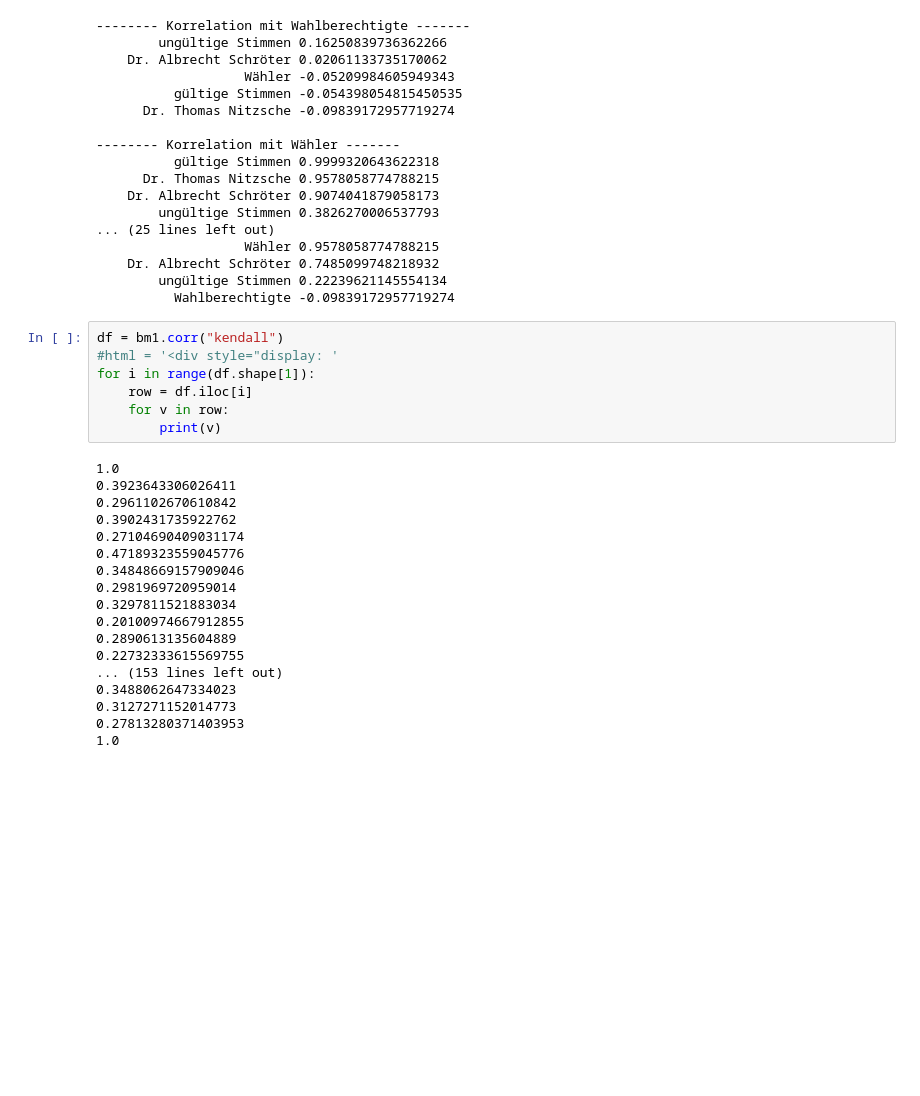
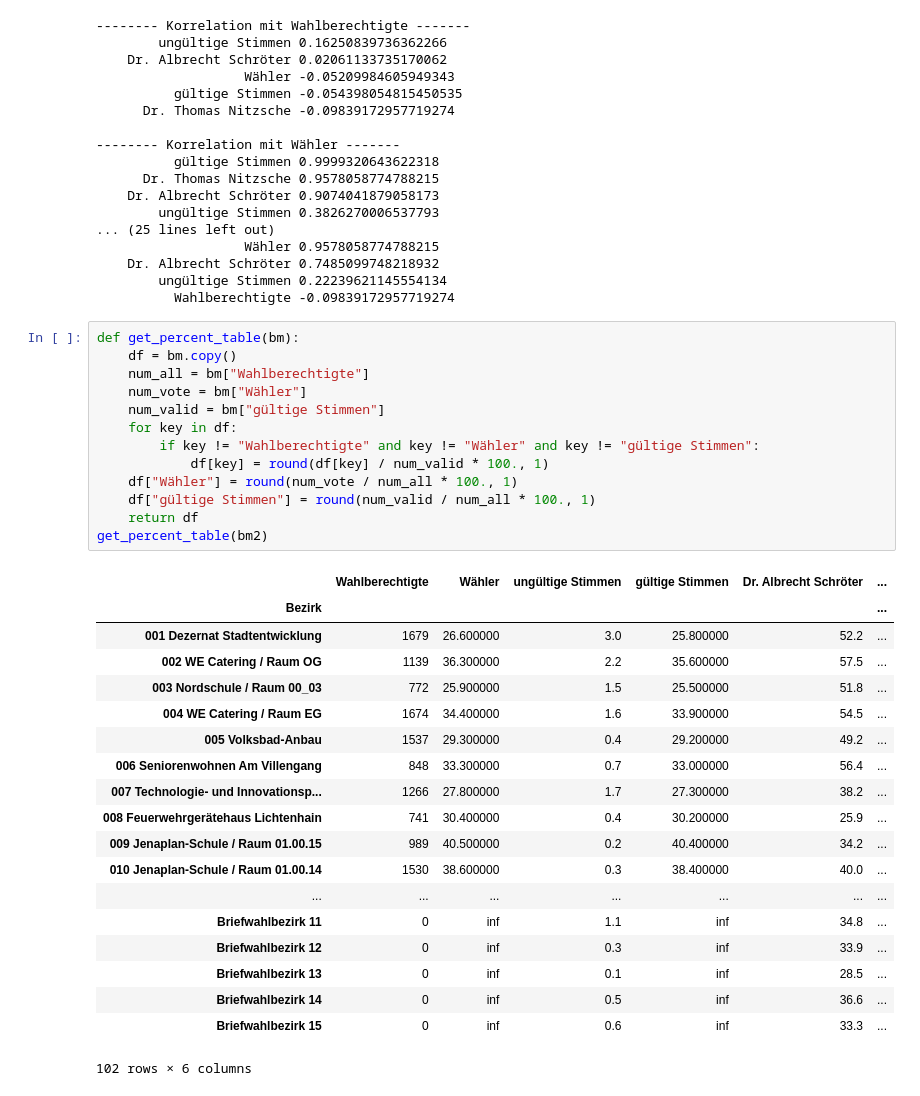
Before and after one commit to defgsus/bm-wahl-18-jena, a Jupyter notebook: src/test.ipynb, the cells around one changed output. Saved outputs shown, nothing was run; the diff lists cells and outputs as text; blank space fills up the shorter version.

```diff
--- a/src/test.ipynb
+++ b/src/test.ipynb
@@ -183,28 +183,36 @@ print_all_correlation(bm2)
     Dr. Albrecht Schröter 0.7485099748218932
         ungültige Stimmen 0.22239621145554134
           Wahlberechtigte -0.09839172957719274
-# %%
-df = bm1.corr("kendall")
-#html = '<div style="display: '
-for i in range(df.shape[1]):
-    row = df.iloc[i]
-    for v in row:
-        print(v)
-# %% [output]
-1.0
-0.3923643306026411
-0.2961102670610842
-0.3902431735922762
-0.27104690409031174
-0.47189323559045776
-0.34848669157909046
-0.2981969720959014
-0.3297811521883034
-0.20100974667912855
-0.2890613135604889
-0.22732333615569755
-... (153 lines left out)
-0.3488062647334023
-0.3127271152014773
-0.27813280371403953
-1.0
+# %%
+def get_percent_table(bm):
+    df = bm.copy()
+    num_all = bm["Wahlberechtigte"]
+    num_vote = bm["Wähler"]
+    num_valid = bm["gültige Stimmen"]
+    for key in df:
+        if key != "Wahlberechtigte" and key != "Wähler" and key != "gültige Stimmen":
+            df[key] = round(df[key] / num_valid * 100., 1)
+    df["Wähler"] = round(num_vote / num_all * 100., 1)
+    df["gültige Stimmen"] = round(num_valid / num_all * 100., 1)
+    return df
+get_percent_table(bm2)
+# %% [output]
+|  | Wahlberechtigte | Wähler | ungültige Stimmen | gültige Stimmen | Dr. Albrecht Schröter | ... |
+| Bezirk |  |  |  |  |  | ... |
+| 001 Dezernat Stadtentwicklung | 1679 | 26.600000 | 3.0 | 25.800000 | 52.2 | ... |
+| 002 WE Catering / Raum OG | 1139 | 36.300000 | 2.2 | 35.600000 | 57.5 | ... |
+| 003 Nordschule / Raum 00_03 | 772 | 25.900000 | 1.5 | 25.500000 | 51.8 | ... |
+| 004 WE Catering / Raum EG | 1674 | 34.400000 | 1.6 | 33.900000 | 54.5 | ... |
+| 005 Volksbad-Anbau | 1537 | 29.300000 | 0.4 | 29.200000 | 49.2 | ... |
+| 006 Seniorenwohnen Am Villengang | 848 | 33.300000 | 0.7 | 33.000000 | 56.4 | ... |
+| 007 Technologie- und Innovationsp... | 1266 | 27.800000 | 1.7 | 27.300000 | 38.2 | ... |
+| 008 Feuerwehrgerätehaus Lichtenhain | 741 | 30.400000 | 0.4 | 30.200000 | 25.9 | ... |
+| 009 Jenaplan-Schule / Raum 01.00.15 | 989 | 40.500000 | 0.2 | 40.400000 | 34.2 | ... |
+| 010 Jenaplan-Schule / Raum 01.00.14 | 1530 | 38.600000 | 0.3 | 38.400000 | 40.0 | ... |
+| ... | ... | ... | ... | ... | ... | ... |
+| Briefwahlbezirk 11 | 0 | inf | 1.1 | inf | 34.8 | ... |
+| Briefwahlbezirk 12 | 0 | inf | 0.3 | inf | 33.9 | ... |
+| Briefwahlbezirk 13 | 0 | inf | 0.1 | inf | 28.5 | ... |
+| Briefwahlbezirk 14 | 0 | inf | 0.5 | inf | 36.6 | ... |
+| Briefwahlbezirk 15 | 0 | inf | 0.6 | inf | 33.3 | ... |
+102 rows × 6 columns
```
Also changed, not shown: parts of 5 cells of this notebook.
